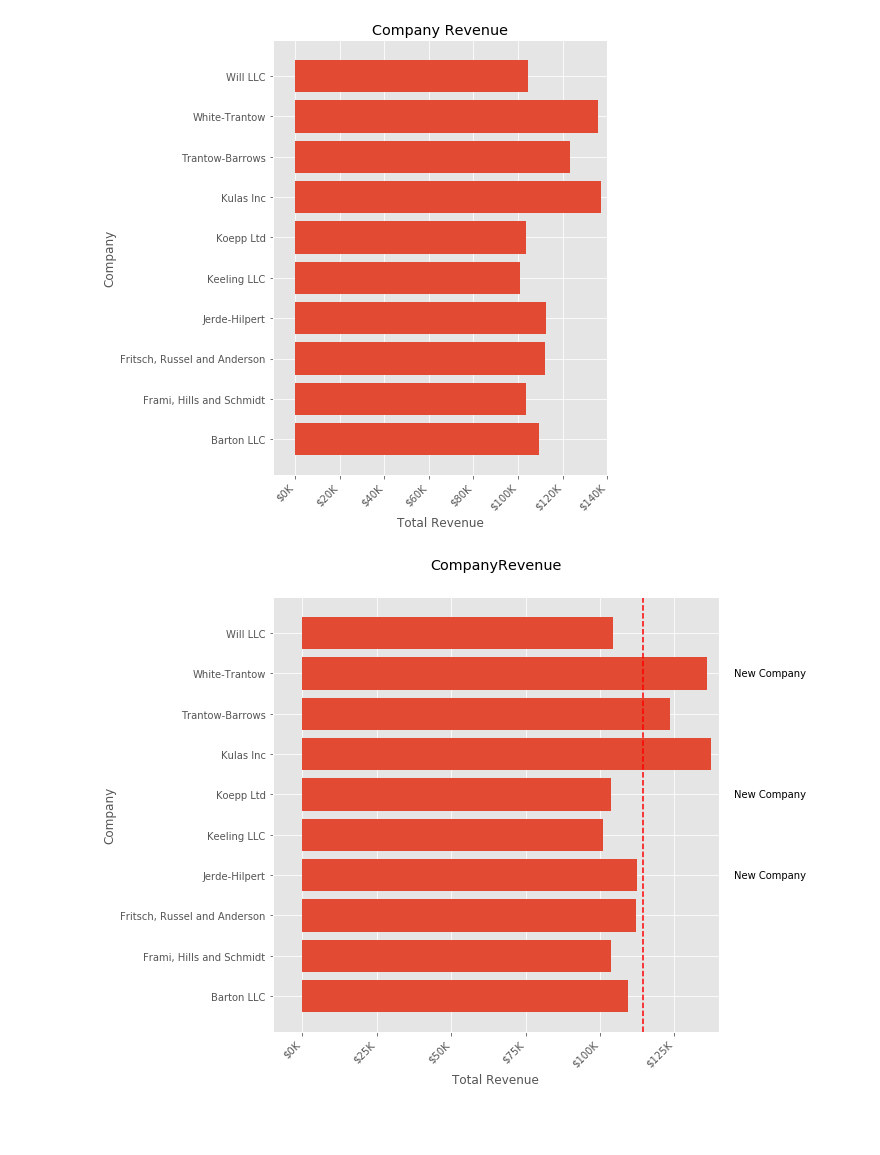
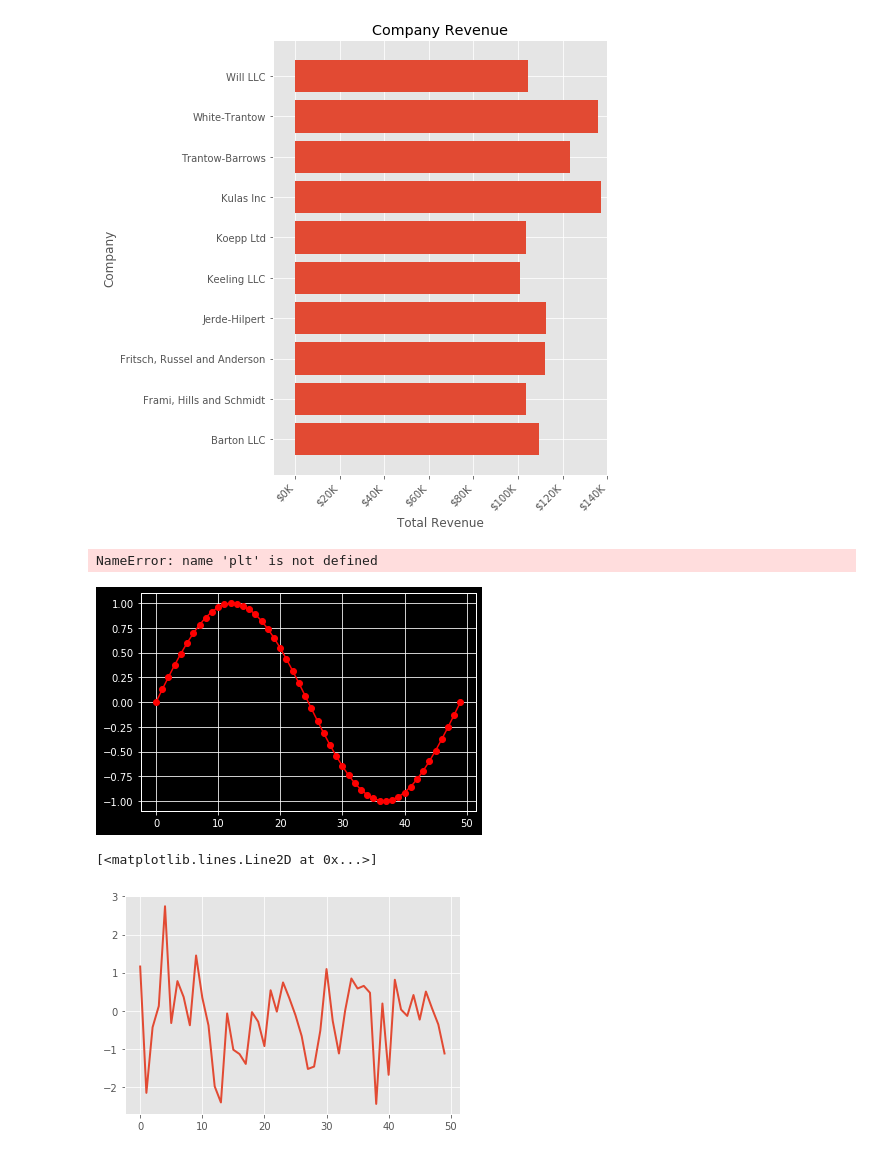
Before and after one commit to apricoteriop456/whh-python-homework, a Jupyter notebook: matplotlib_exercises.ipynb, the cells around one changed output. Saved outputs shown, nothing was run; the diff lists cells and outputs as text; code cells hidden in the pictures; blank space fills up the shorter version.

Commit message:
rest matplotlib

```diff
--- a/matplotlib_exercises.ipynb
+++ b/matplotlib_exercises.ipynb
@@ -269,7 +269,30 @@ ax.set(xlim=[-10000, 140000], xlabel='Total Revenue', ylabel='Company',title='Co
 ax.xaxis.set_major_formatter(formatter)
 ax.set_xticks([0, 25e3, 50e3, 75e3, 100e3, 125e3])
 #fig.subplots_adjust(left=.1)
+plt.style.use('ggplot')
 plt.show()
 fig.savefig('sales.png')
 # %% [output]
-[figure, removed]
+NameError: name 'plt' is not defined
+# %%
+import numpy as np
+import matplotlib.pyplot as plt
+import matplotlib as mpl
+plt.style.use('ggplot')
+# %%
+#为特定的代码块使用样式，但不想更改全局样式，样式包提供了一个上下文管理器，用于将更改限制为特定范围。 为了隔离样式更改，您可以编写如下内容
+with plt.style.context('dark_background'):
+    plt.plot(np.sin(np.linspace(0, 2*np.pi)),'r-o')
+
+plt.show()
+# %% [output]
+[figure, added]
+# %%
+#rc对于plpt的设置是全局的
+data = np.random.randn(50)
+mpl.rcParams['lines.linewidth'] = 2
+mpl.rcParams['lines.color'] ='r'
+plt.plot(data)
+# %% [output]
+[<matplotlib.lines.Line2D at 0x...>]
+[figure, added]
```
Also changed, not shown: parts of 12 cells of this notebook.
